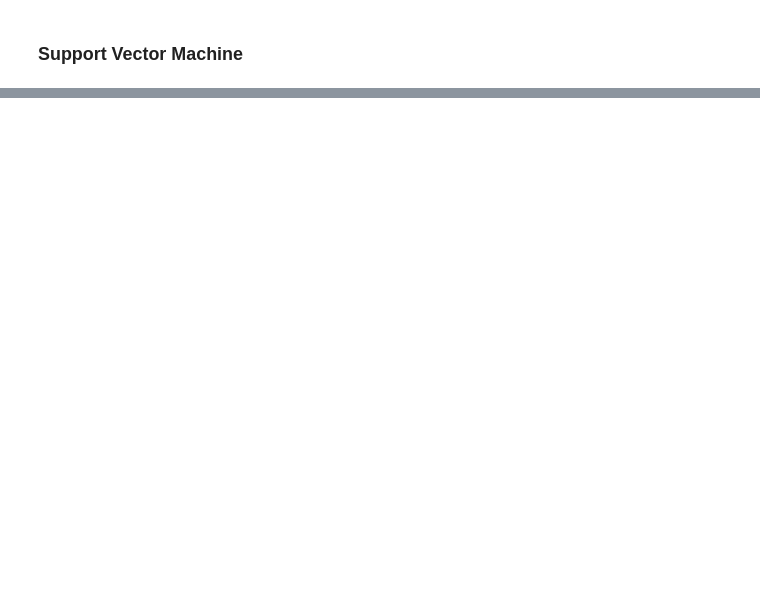
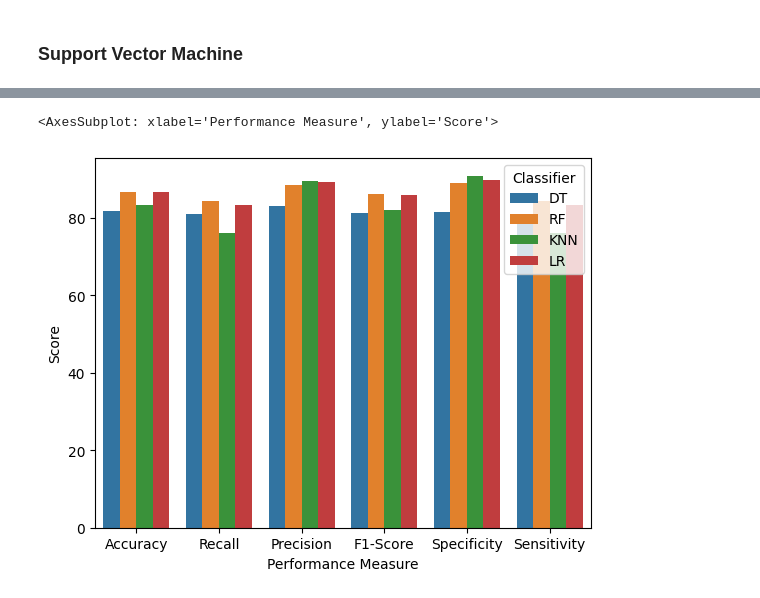
Before and after one commit to glitch0710/predictive-classifiers-mit102, a Jupyter notebook: PREDICTING MODELS - ANDOY, RHOGIEL V. MIT102 PROJECT.ipynb, the cells around one changed output, grey strips where cells are left out. Cells and saved outputs as stored; diff of their text form; code cells hidden in the pictures; blank space fills up the shorter version.

Commit message:
#2 centralized computing of scores and adding them to list | created data visualization

```diff
--- a/PREDICTING MODELS - ANDOY, RHOGIEL V. MIT102 PROJECT.ipynb
+++ b/PREDICTING MODELS - ANDOY, RHOGIEL V. MIT102 PROJECT.ipynb
@@ -170,0 +160,8 @@ print(percentage(ave))
+# %%
+clf_scores.append(['KNN', 'Accuracy', accuracy])
+clf_scores.append(['KNN', 'Recall', recall])
+clf_scores.append(['KNN', 'Precision', precision])
+clf_scores.append(['KNN', 'F1-Score', f1])
+clf_scores.append(['KNN', 'Specificity', specificity_score])
+clf_scores.append(['KNN', 'Sensitivity', sensitivity_score])
+print(clf_scores)
@@ -214,0 +193,8 @@ print(sensitivity_score)
+# %%
+clf_scores.append(['LR', 'Accuracy', accuracy])
+clf_scores.append(['LR', 'Recall', recall])
+clf_scores.append(['LR', 'Precision', precision])
+clf_scores.append(['LR', 'F1-Score', f1])
+clf_scores.append(['LR', 'Specificity', specificity_score])
+clf_scores.append(['LR', 'Sensitivity', sensitivity_score])
+print(clf_scores)
@@ -247,0 +209,14 @@ print(percentage(ave))
+# %%
+accuracy = get_scores(sv_clf, 'accuracy')
+recall = get_scores(sv_clf, 'recall')
+precision = get_scores(sv_clf, 'precision')
+f1 = get_scores(sv_clf, 'f1')
+
+specificity = make_scorer(recall_score, pos_label=0)
+specificity_score = get_scores(sv_clf, specificity)
+
+sensitivity = make_scorer(recall_score, pos_label=1)
+sensitivity_score = get_scores(sv_clf, sensitivity)
+
+clf_scores.append(['SVM', accuracy, recall, precision, f1, specificity_score, sensitivity_score])
+print(clf_scores)
@@ -247,0 +230,4 @@ print(percentage(ave))
+# %%
+viz_df = pd.DataFrame(clf_scores, columns=['Classifier','Performance Measure','Score'])
+
+viz_df
@@ -247,0 +252,10 @@ print(percentage(ave))
+# %%
+sns.barplot(x = 'Performance Measure',
+            y = 'Score',
+            hue = 'Classifier',
+            data = viz_df,
+            estimator = np.median,
+            errorbar=('ci', 0))
+# %% [output]
+<AxesSubplot: xlabel='Performance Measure', ylabel='Score'>
+[figure, added]
```
Also changed, not shown: parts of 29 cells of this notebook.
